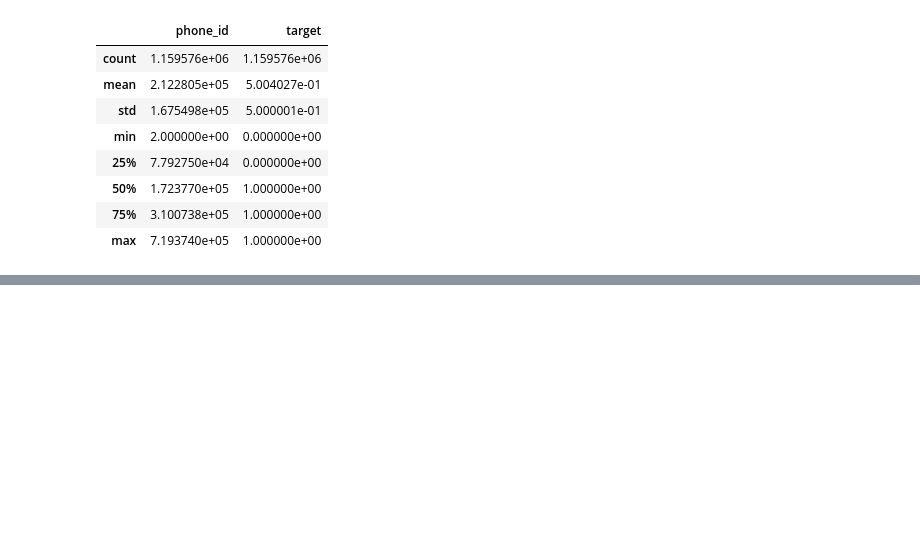
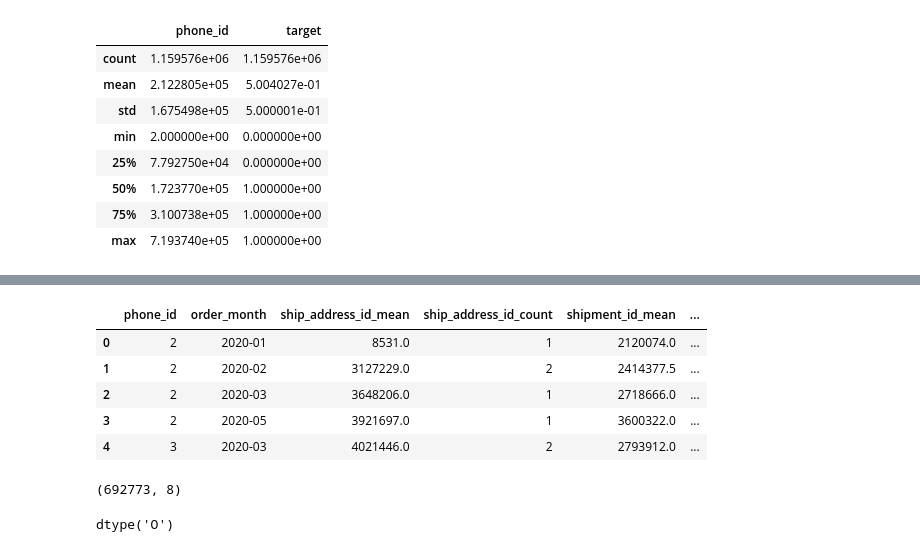
Before and after one commit to ElisovaIra/ngwl_hack, a Jupyter notebook: rogotulka/sber_v01.ipynb, the cells around one changed output, grey strips where cells are left out. Saved outputs shown, nothing was run; the diff lists cells and outputs as text; code cells hidden in the pictures; blank space fills up the shorter version.

```diff
--- a/rogotulka/sber_v01.ipynb
+++ b/rogotulka/sber_v01.ipynb
@@ -48,0 +95,22 @@ train_df.describe()
+# %%
+grouped_single = train_with_shipments_df.groupby(['phone_id', 'order_month']).agg({'ship_address_id': ['mean', 'count'],
+                                                                 'shipment_id': ['mean', 'count'],
+                                           'total_cost': ['mean', 'count']})
+# %%
+grouped_single.columns = ['ship_address_id_mean', 'ship_address_id_count', 'shipment_id_mean',
+                          'shipment_id_count', 'total_cost_mean', 'total_cost_count']
+# %%
+grouped_single= grouped_single.reset_index()
+# %%
+grouped_single.head()
+# %% [output]
+|  | phone_id | order_month | ship_address_id_mean | ship_address_id_count | shipment_id_mean | ... |
+| 0 | 2 | 2020-01 | 8531.0 | 1 | 2120074.0 | ... |
+| 1 | 2 | 2020-02 | 3127229.0 | 2 | 2414377.5 | ... |
+| 2 | 2 | 2020-03 | 3648206.0 | 1 | 2718666.0 | ... |
+| 3 | 2 | 2020-05 | 3921697.0 | 1 | 3600322.0 | ... |
+| 4 | 3 | 2020-03 | 4021446.0 | 2 | 2793912.0 | ... |
+# %%
+grouped_single.shape
+# %% [output]
+(692773, 8)
@@ -48,0 +123,4 @@ train_df.describe()
+# %%
+grouped_single['order_month'].dtype
+# %% [output]
+dtype('O')
```
Also changed, not shown: parts of 27 cells of this notebook.
